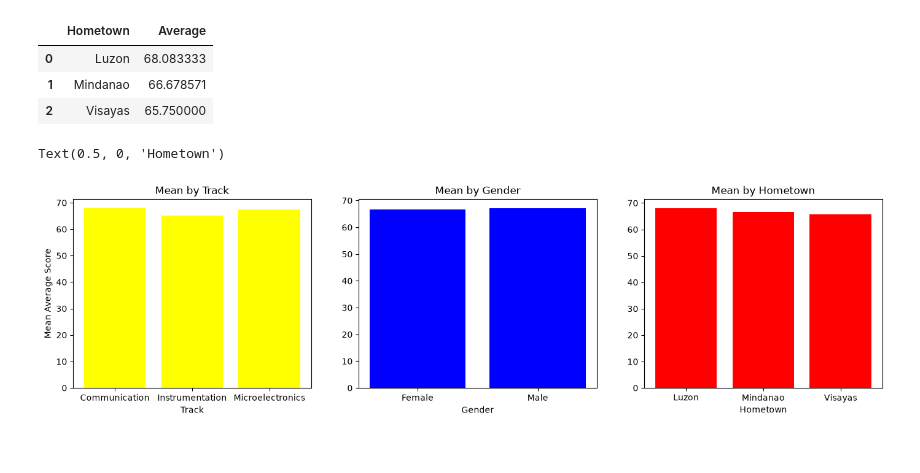
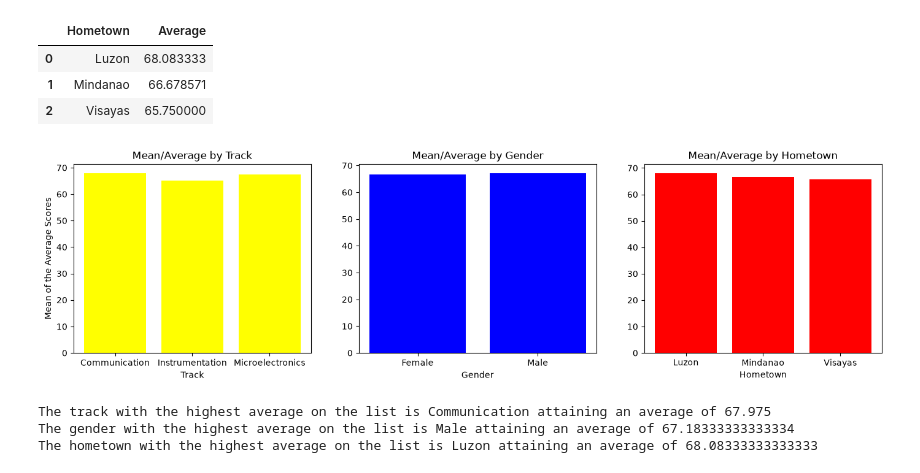
Before and after one commit to eddridgabriellviloria/ECE2112-PA4, a Jupyter notebook: Programming Assignment 4 - Data Wrangling and Data Visualization.ipynb, the cells around one changed output. Drawn from its saved outputs; the diff is of its cells as text; code cells hidden in the pictures.

```diff
--- a/Programming Assignment 4 - Data Wrangling and Data Visualization.ipynb
+++ b/Programming Assignment 4 - Data Wrangling and Data Visualization.ipynb
@@ -124,18 +124,25 @@ Mean of the average in "Hometown"
 # %%
 fig, axes = plt.subplots(1, 3, figsize = (17, 4))
 
 axes[0].bar(Track_Average['Track'], Track_Average['Average'], color ='yellow')
-axes[0].set_title('Mean by Track')
+axes[0].set_title('Mean/Average by Track')
 axes[0].set_xlabel('Track')
-axes[0].set_ylabel('Mean Average Score')
+axes[0].set_ylabel('Mean of the Average Scores')
 
 axes[1].bar(Gender_Average['Gender'], Gender_Average['Average'], color ='blue')
-axes[1].set_title('Mean by Gender')
+axes[1].set_title('Mean/Average by Gender')
 axes[1].set_xlabel('Gender')
 
 axes[2].bar(Hometown_Average['Hometown'], Hometown_Average['Average'], color ='red')
-axes[2].set_title('Mean by Hometown')
+axes[2].set_title('Mean/Average by Hometown')
 axes[2].set_xlabel('Hometown')
+
+plt.show()
+print('The track with the highest average on the list is', Track_Average.groupby('Track')['Average'].mean().idxmax(),'attaining an average of', Track_Average.groupby('Track')['Average'].mean().max())
+print('The gender with the highest average on the list is', Gender_Average.groupby('Gender')['Average'].mean().idxmax(),'attaining an average of', Gender_Average.groupby('Gender')['Average'].mean().max())
+print('The hometown with the highest average on the list is', Hometown_Average.groupby('Hometown')['Average'].mean().idxmax(),'attaining an average of', Hometown_Average.groupby('Hometown')['Average'].mean().max())
 # %% [output]
+[figure, new version]
-Text(0.5, 0, 'Hometown')
+The track with the highest average on the list is Communication attaining an average of 67.975
+The gender with the highest average on the list is Male attaining an average of 67.18333333333334
+The hometown with the highest average on the list is Luzon attaining an average of 68.08333333333333
-[figure, old version]
```
